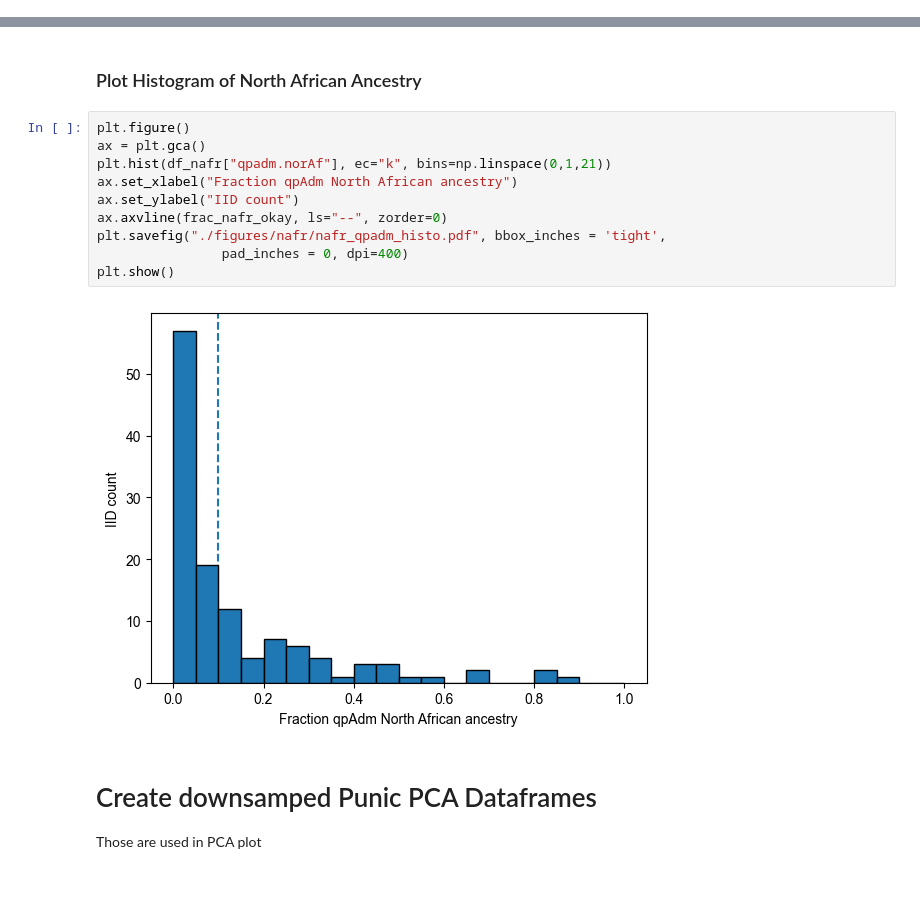
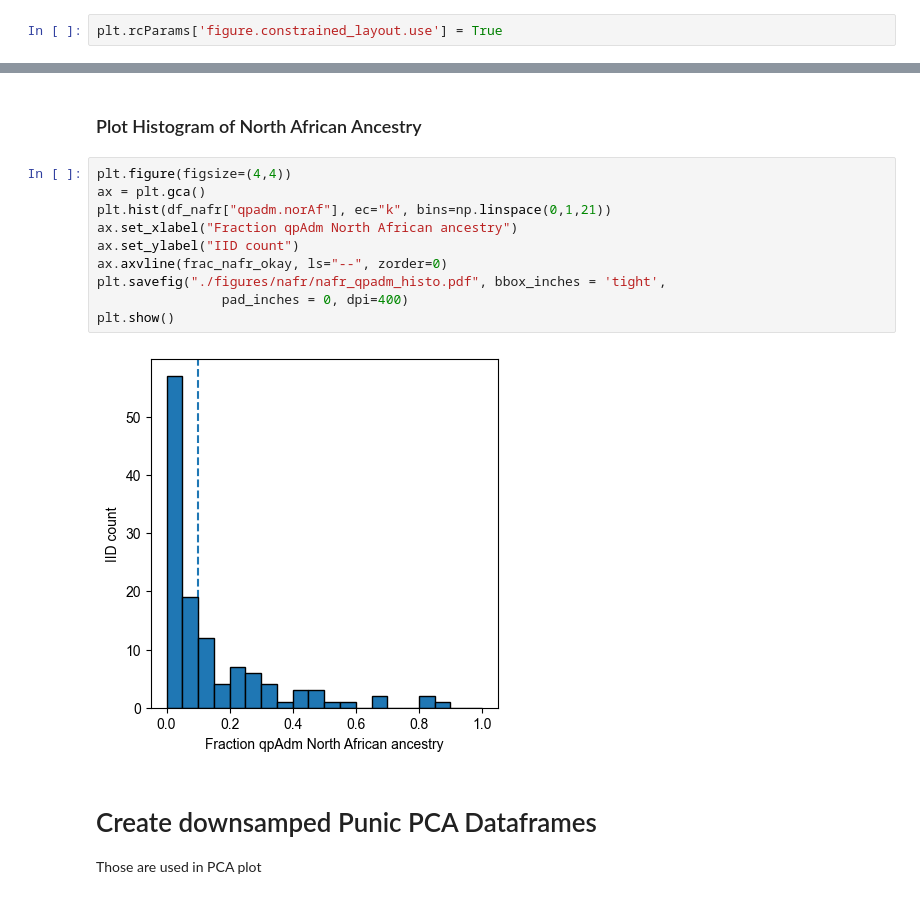
Before and after one commit to hringbauer/punic_aDNA, a Jupyter notebook: notebooks/figs/plot_y_div.ipynb, the cells around one changed output, grey strips where cells are left out. Cells and saved outputs as stored; diff of their text form.

Commit message:
Diversity Plot Updates for Revision

```diff
--- a/notebooks/figs/plot_y_div.ipynb
+++ b/notebooks/figs/plot_y_div.ipynb
@@ -791,0 +764,2 @@ Saved to: ./figures/div/master_div.v3.png
+# %%
+plt.rcParams['figure.constrained_layout.use'] = True
@@ -860,17 +817,17 @@ Loaded 123 Individuals from Ilans qpAdm analsis with North African Fracton.
 # %% [markdown]
 ### Plot Histogram of North African Ancestry
 # %%
-plt.figure()
+plt.figure(figsize=(4,4))
 ax = plt.gca()
 plt.hist(df_nafr["qpadm.norAf"], ec="k", bins=np.linspace(0,1,21))
 ax.set_xlabel("Fraction qpAdm North African ancestry")
 ax.set_ylabel("IID count")
 ax.axvline(frac_nafr_okay, ls="--", zorder=0)
 plt.savefig("./figures/nafr/nafr_qpadm_histo.pdf", bbox_inches = 'tight',
                 pad_inches = 0, dpi=400)
 plt.show()
 # %% [output]
-[figure, old version]
+[figure, new version]
 # %% [markdown]
 # Create downsamped Punic PCA Dataframes
 Those are used in PCA plot
```
Also changed, not shown: parts of 50 cells of this notebook, 3 other files.
